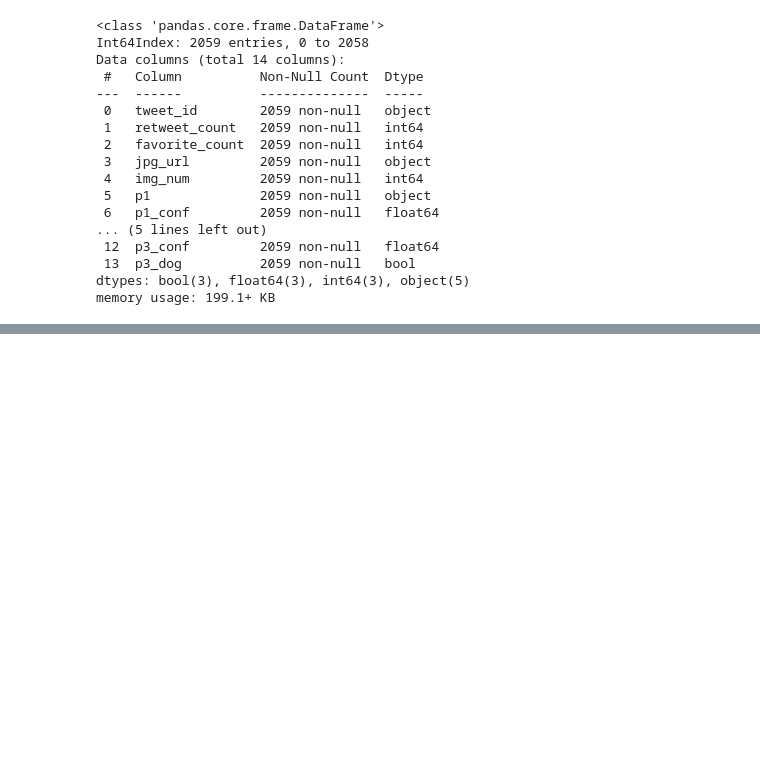
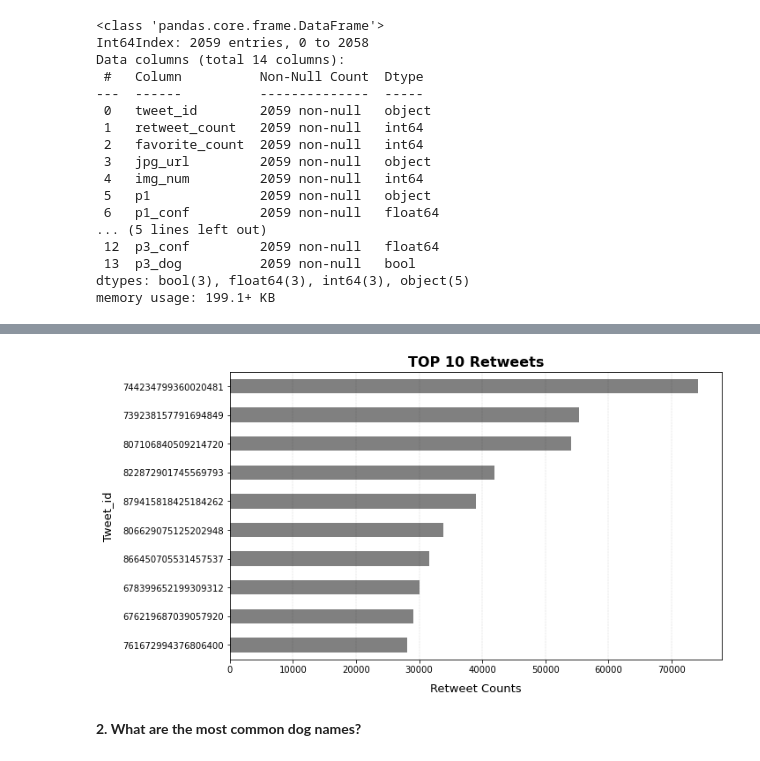
Before and after one commit to Alex-YuZ/Data-Wrangling-on-Twitter-Data, a Jupyter notebook: wrangle_act.ipynb, the cells around one changed output, grey strips where cells are left out. Saved outputs shown, nothing was run; the diff lists cells and outputs as text; code cells hidden in the pictures; blank space fills up the shorter version.

```diff
--- a/wrangle_act.ipynb
+++ b/wrangle_act.ipynb
@@ -988,0 +1088,21 @@ memory usage: 393.2+ KB
+# %%
+# Top 10 favorite retweets by `retweet_count`
+top10_ret = master_clean.sort_values('retweet_count', ascending=False)[['tweet_id','retweet_count']][:10]
+top10_ret.reset_index(inplace=True, drop=True)
+
+top10_ret.sort_values('retweet_count').plot(x='tweet_id', \
+                                            y='retweet_count', \
+                                            width=0.5, \
+                                            kind='barh', \
+                                            legend=False, \
+                                            figsize=(10,6), \
+                                            color='grey')
+
+plt.title('TOP 10 Retweets', fontsize=16, fontweight='semibold')
+plt.ylabel('Tweet_id', fontsize=13, labelpad=10)
+plt.xlabel('Retweet Counts', fontsize=13, labelpad=10)
+plt.grid(axis='x', color='k', linewidth=0.3, linestyle='-.', alpha=0.3);
+# %% [output]
+[figure, added]
+# %% [markdown]
+**2. What are the most common dog names?**
```
Also changed, not shown: parts of 37 cells of this notebook, 3 other files.
